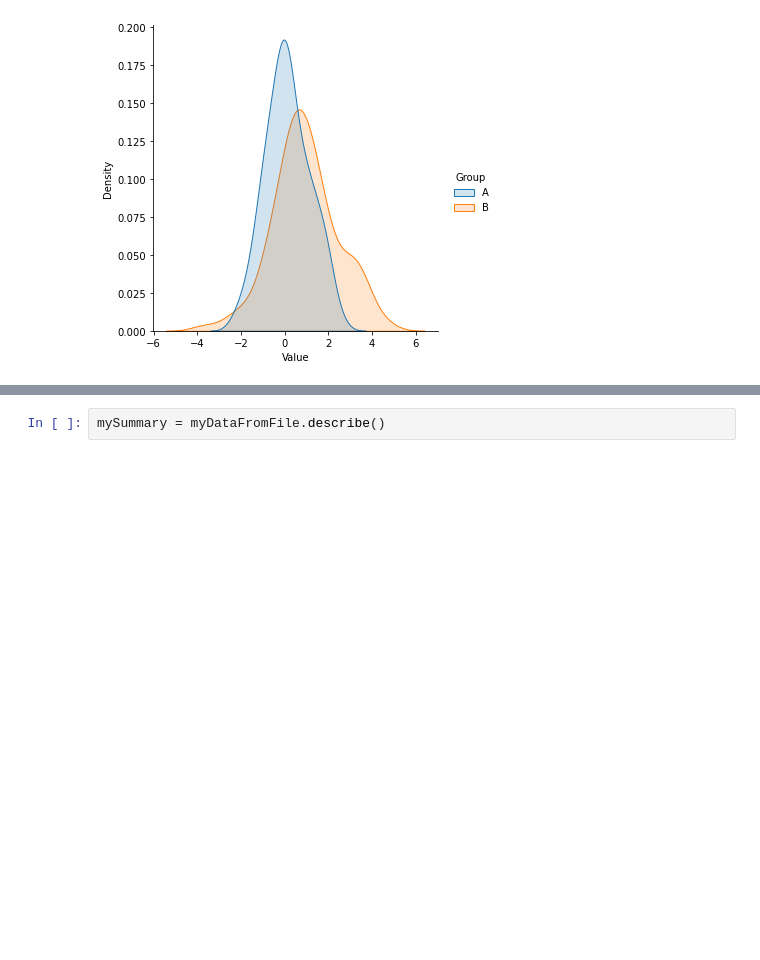
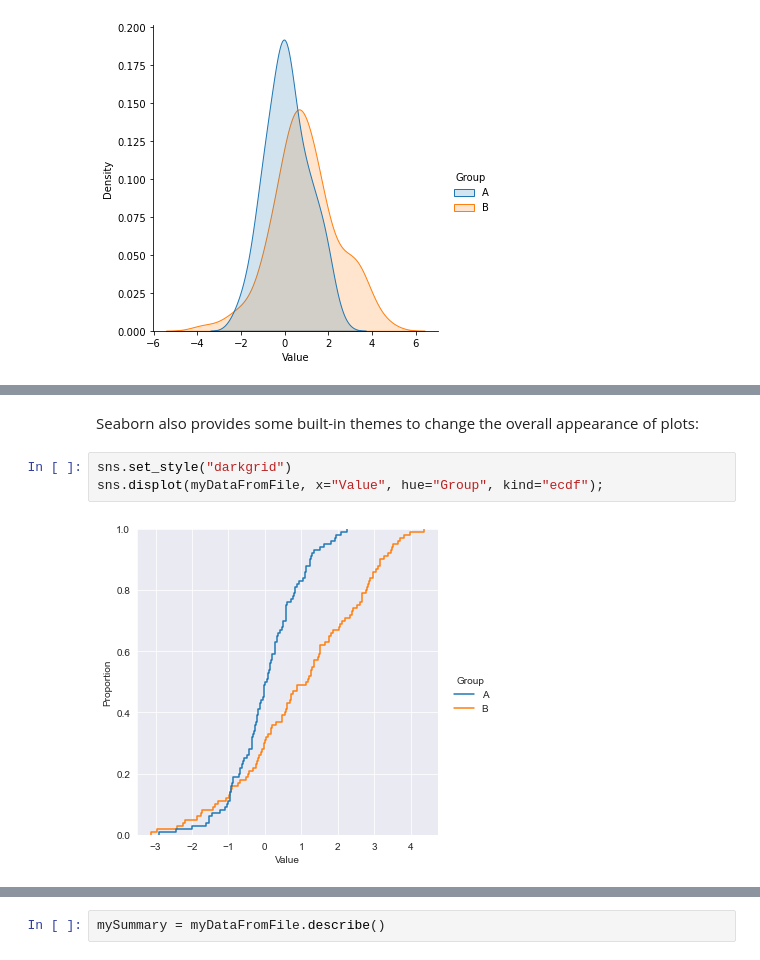
Before and after one commit to psychdatascience/FDS-CourseOne, a Jupyter notebook: tutorial007.ipynb, the cells around one changed output, grey strips where cells are left out. Drawn from its saved outputs; the diff is of its cells as text; blank space fills up the shorter version.

```diff
--- a/tutorial007.ipynb
+++ b/tutorial007.ipynb
@@ -106,0 +122,7 @@ sns.boxplot(data=myDataFromFile, x="Group", y="Value")
+# %% [markdown]
+Seaborn also provides some built-in themes to change the overall appearance of plots:
+# %%
+sns.set_style("darkgrid")
+sns.displot(myDataFromFile, x="Value", hue="Group", kind="ecdf");
+# %% [output]
+[figure, added]
```
Also changed, not shown: parts of 23 cells of this notebook.
